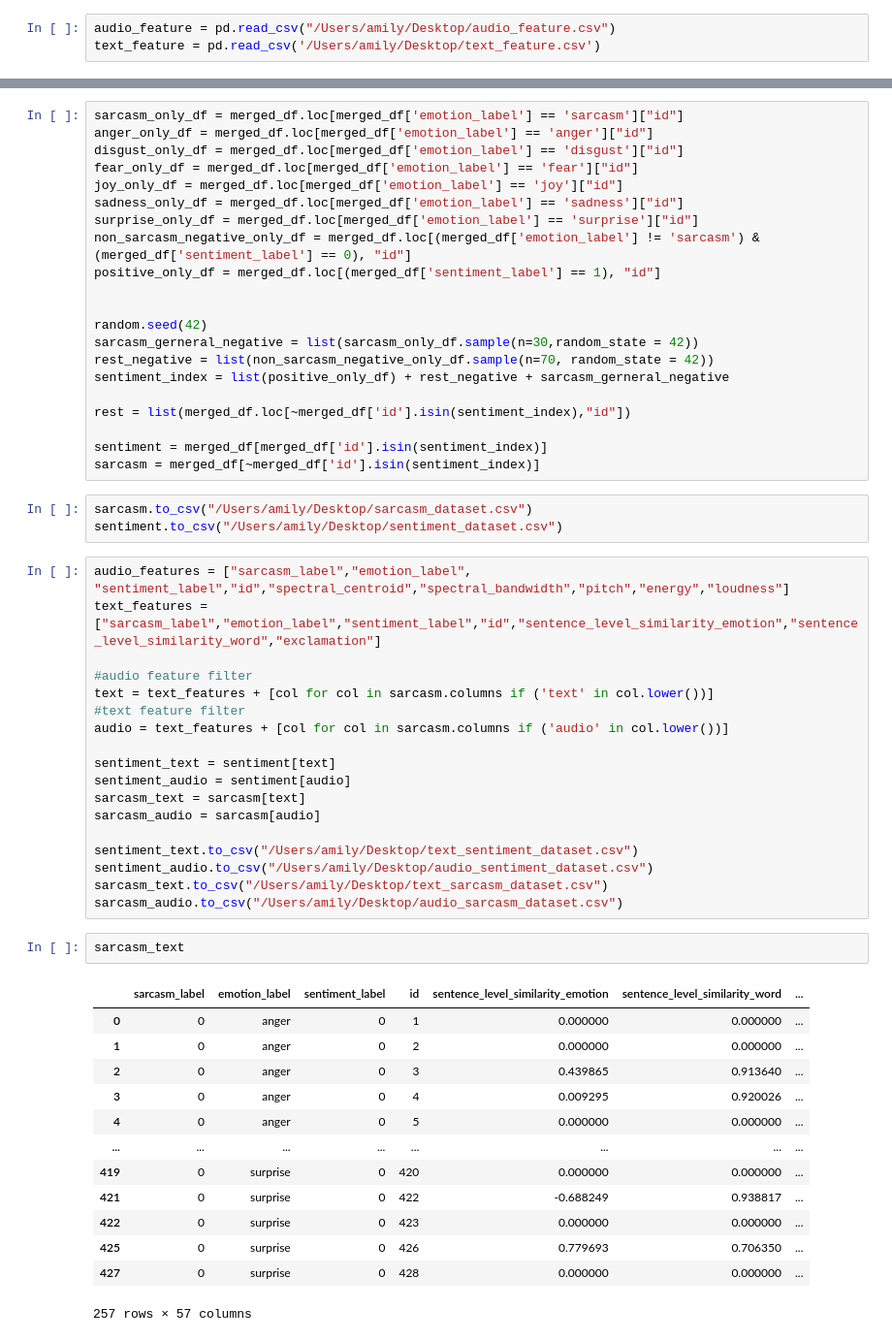
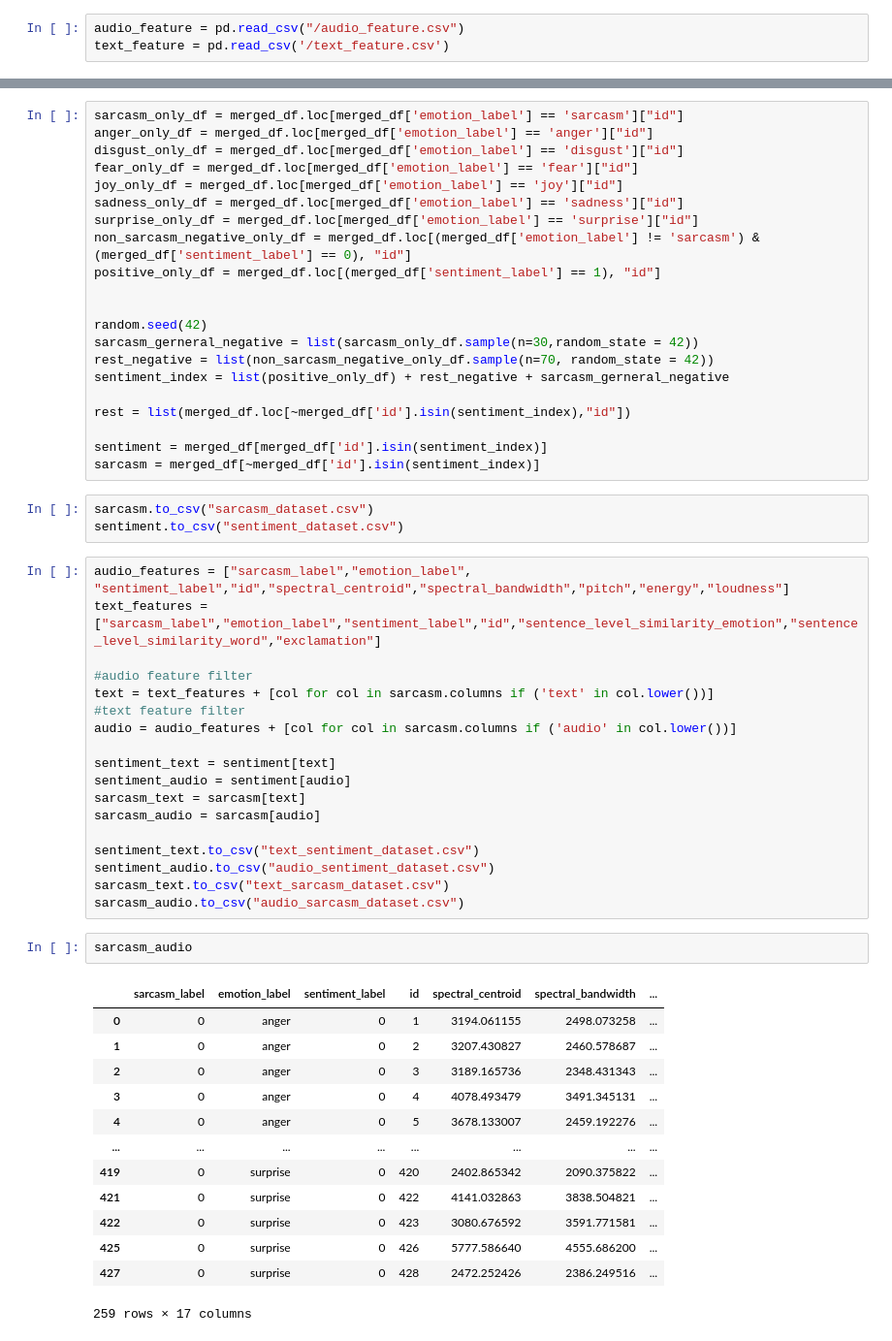
Before and after one commit to VivianZhao12/Multimodal-Sentiment-Analysis-with-Sarcasm-Detection, a Jupyter notebook: Feature Extraction/data_preprocessing.ipynb, the cells around one changed output, grey strips where cells are left out. Shown: that part at 97% size. Cells and saved outputs as stored; diff of their text form.

```diff
--- a/Feature Extraction/data_preprocessing.ipynb
+++ b/Feature Extraction/data_preprocessing.ipynb
@@ -3,8 +3,8 @@ import pandas as pd
 import numpy as np
 import random
 # %%
-audio_feature = pd.read_csv("/Users/amily/Desktop/audio_feature.csv")
-text_feature = pd.read_csv('/Users/amily/Desktop/text_feature.csv')
+audio_feature = pd.read_csv("/audio_feature.csv")
+text_feature = pd.read_csv('/text_feature.csv')
 # %%
 import ast
 def convert_string_to_list(vector_string):
@@ -152,8 +152,8 @@ rest = list(merged_df.loc[~merged_df['id'].isin(sentiment_index),"id"])
 sentiment = merged_df[merged_df['id'].isin(sentiment_index)]
 sarcasm = merged_df[~merged_df['id'].isin(sentiment_index)]
 # %%
-sarcasm.to_csv("/Users/amily/Desktop/sarcasm_dataset.csv")
-sentiment.to_csv("/Users/amily/Desktop/sentiment_dataset.csv")
+sarcasm.to_csv("sarcasm_dataset.csv")
+sentiment.to_csv("sentiment_dataset.csv")
 # %%
 audio_features = ["sarcasm_label","emotion_label", "sentiment_label","id","spectral_centroid","spectral_bandwidth","pitch","energy","loudness"]
 text_features = ["sarcasm_label","emotion_label","sentiment_label","id","sentence_level_similarity_emotion","sentence_level_similarity_word","exclamation"]
@@ -161,30 +161,30 @@ text_features = ["sarcasm_label","emotion_label","sentiment_label","id","sentenc
 #audio feature filter
 text = text_features + [col for col in sarcasm.columns if ('text' in col.lower())]
 #text feature filter
-audio = text_features + [col for col in sarcasm.columns if ('audio' in col.lower())]
+audio = audio_features + [col for col in sarcasm.columns if ('audio' in col.lower())]
 
 sentiment_text = sentiment[text]
 sentiment_audio = sentiment[audio]
 sarcasm_text = sarcasm[text]
 sarcasm_audio = sarcasm[audio]
 
-sentiment_text.to_csv("/Users/amily/Desktop/text_sentiment_dataset.csv")
-sentiment_audio.to_csv("/Users/amily/Desktop/audio_sentiment_dataset.csv")
-sarcasm_text.to_csv("/Users/amily/Desktop/text_sarcasm_dataset.csv")
-sarcasm_audio.to_csv("/Users/amily/Desktop/audio_sarcasm_dataset.csv")
+sentiment_text.to_csv("text_sentiment_dataset.csv")
+sentiment_audio.to_csv("audio_sentiment_dataset.csv")
+sarcasm_text.to_csv("text_sarcasm_dataset.csv")
+sarcasm_audio.to_csv("audio_sarcasm_dataset.csv")
-# %%
-sarcasm_text
-# %% [output]
-|  | sarcasm_label | emotion_label | sentiment_label | id | sentence_level_similarity_emotion | sentence_level_similarity_word | ... |
-| 0 | 0 | anger | 0 | 1 | 0.000000 | 0.000000 | ... |
-| 1 | 0 | anger | 0 | 2 | 0.000000 | 0.000000 | ... |
-| 2 | 0 | anger | 0 | 3 | 0.439865 | 0.913640 | ... |
-| 3 | 0 | anger | 0 | 4 | 0.009295 | 0.920026 | ... |
-| 4 | 0 | anger | 0 | 5 | 0.000000 | 0.000000 | ... |
-| ... | ... | ... | ... | ... | ... | ... | ... |
-| 419 | 0 | surprise | 0 | 420 | 0.000000 | 0.000000 | ... |
-| 421 | 0 | surprise | 0 | 422 | -0.688249 | 0.938817 | ... |
-| 422 | 0 | surprise | 0 | 423 | 0.000000 | 0.000000 | ... |
-| 425 | 0 | surprise | 0 | 426 | 0.779693 | 0.706350 | ... |
-| 427 | 0 | surprise | 0 | 428 | 0.000000 | 0.000000 | ... |
-257 rows × 57 columns
+# %%
+sarcasm_audio
+# %% [output]
+|  | sarcasm_label | emotion_label | sentiment_label | id | spectral_centroid | spectral_bandwidth | ... |
+| 0 | 0 | anger | 0 | 1 | 3194.061155 | 2498.073258 | ... |
+| 1 | 0 | anger | 0 | 2 | 3207.430827 | 2460.578687 | ... |
+| 2 | 0 | anger | 0 | 3 | 3189.165736 | 2348.431343 | ... |
+| 3 | 0 | anger | 0 | 4 | 4078.493479 | 3491.345131 | ... |
+| 4 | 0 | anger | 0 | 5 | 3678.133007 | 2459.192276 | ... |
+| ... | ... | ... | ... | ... | ... | ... | ... |
+| 419 | 0 | surprise | 0 | 420 | 2402.865342 | 2090.375822 | ... |
+| 421 | 0 | surprise | 0 | 422 | 4141.032863 | 3838.504821 | ... |
+| 422 | 0 | surprise | 0 | 423 | 3080.676592 | 3591.771581 | ... |
+| 425 | 0 | surprise | 0 | 426 | 5777.586640 | 4555.686200 | ... |
+| 427 | 0 | surprise | 0 | 428 | 2472.252426 | 2386.249516 | ... |
+259 rows × 17 columns
```
